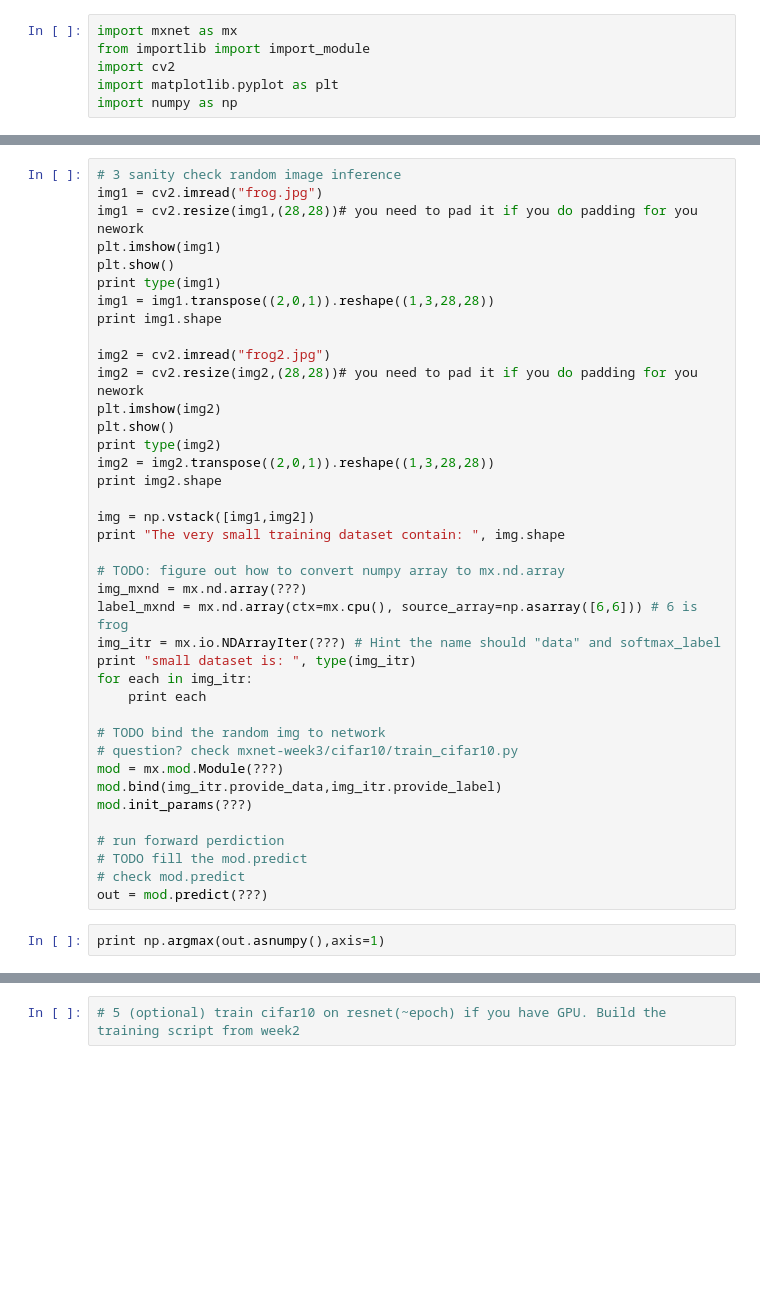
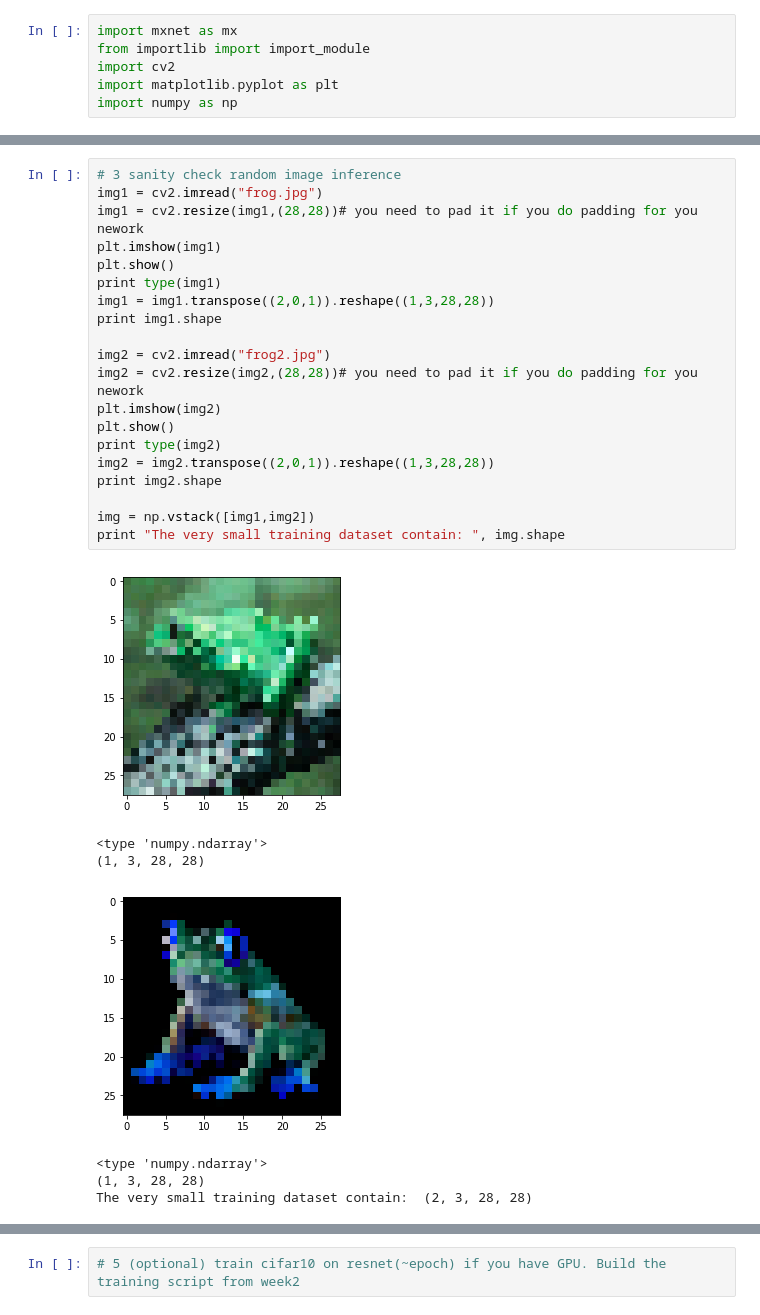
Before and after one commit to jianglong98/ai, a Jupyter notebook: homework/Chuck/MXNET/mxnet-week3/HW3/Homework3.ipynb, the cells around one changed output, grey strips where cells are left out. Saved outputs shown, nothing was run; the diff lists cells and outputs as text; blank space fills up the shorter version.

```diff
--- a/homework/Chuck/MXNET/mxnet-week3/HW3/Homework3.ipynb
+++ b/homework/Chuck/MXNET/mxnet-week3/HW3/Homework3.ipynb
@@ -79,41 +115,28 @@ sym = get_resnet()
 # %%
 # 3 sanity check random image inference
 img1 = cv2.imread("frog.jpg")
 img1 = cv2.resize(img1,(28,28))# you need to pad it if you do padding for you nework
 plt.imshow(img1)
 plt.show()
 print type(img1)
 img1 = img1.transpose((2,0,1)).reshape((1,3,28,28))
 print img1.shape
 
 img2 = cv2.imread("frog2.jpg")
 img2 = cv2.resize(img2,(28,28))# you need to pad it if you do padding for you nework
 plt.imshow(img2)
 plt.show()
 print type(img2)
 img2 = img2.transpose((2,0,1)).reshape((1,3,28,28))
 print img2.shape
 
 img = np.vstack([img1,img2])
 print "The very small training dataset contain: ", img.shape
-
-# TODO: figure out how to convert numpy array to mx.nd.array
-img_mxnd = mx.nd.array(???)
-label_mxnd = mx.nd.array(ctx=mx.cpu(), source_array=np.asarray([6,6])) # 6 is frog
-img_itr = mx.io.NDArrayIter(???) # Hint the name should "data" and softmax_label
-print "small dataset is: ", type(img_itr)
-for each in img_itr:
-    print each
-
-# TODO bind the random img to network
-# question? check mxnet-week3/cifar10/train_cifar10.py
-mod = mx.mod.Module(???)
-mod.bind(img_itr.provide_data,img_itr.provide_label)
-mod.init_params(???)
-
-# run forward perdiction
-# TODO fill the mod.predict
-# check mod.predict
-out = mod.predict(???)
+# %% [output]
+[figure, added]
+<type 'numpy.ndarray'>
+(1, 3, 28, 28)
+[figure, added]
+<type 'numpy.ndarray'>
+(1, 3, 28, 28)
+The very small training dataset contain:  (2, 3, 28, 28)
-# %%
-print np.argmax(out.asnumpy(),axis=1)
```
Also changed, not shown: parts of 7 cells of this notebook.
